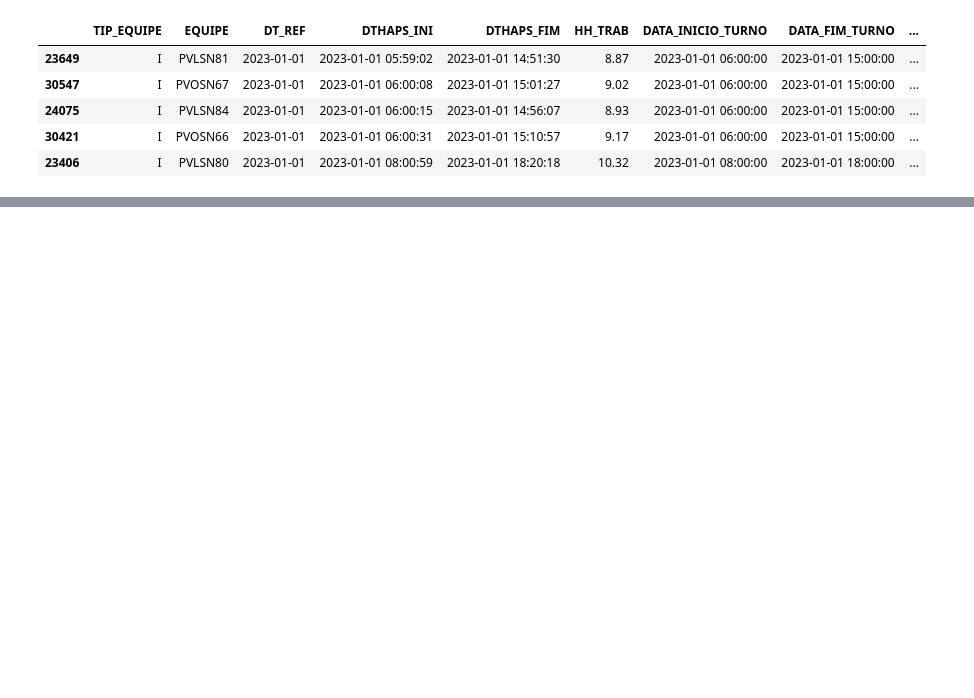
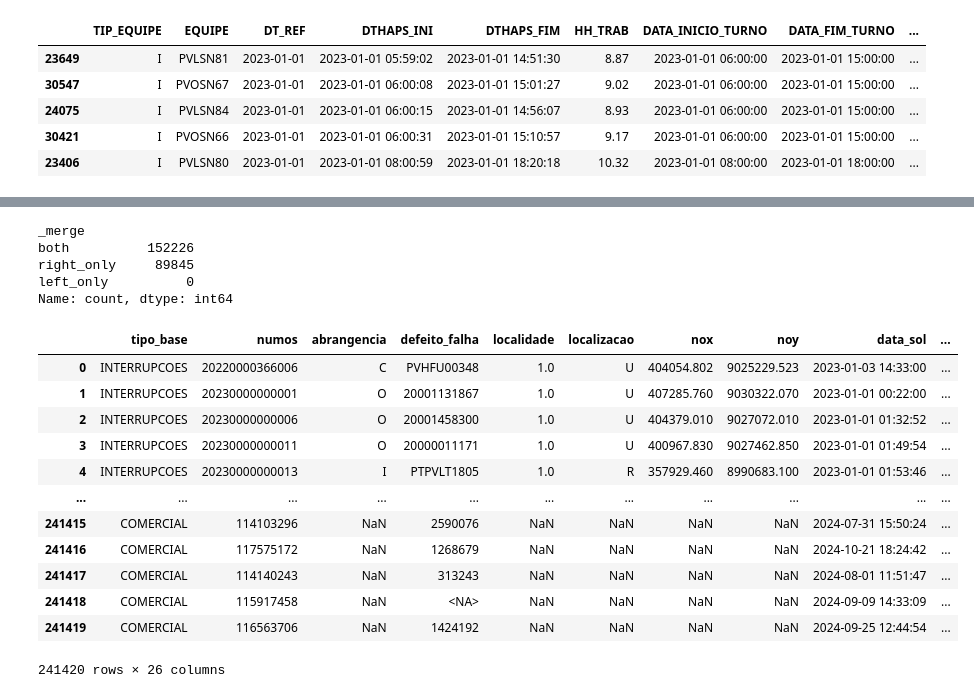
Before and after one commit to ElicoJr/Rotas-Inteligentes_V2, a Jupyter notebook: utils/Base_TCC.ipynb, the cells around one changed output, grey strips where cells are left out. Cells and saved outputs as stored; diff of their text form; code cells hidden in the pictures; blank space fills up the shorter version.

```diff
--- a/utils/Base_TCC.ipynb
+++ b/utils/Base_TCC.ipynb
@@ -97,0 +127,8 @@ equipes.head()
+# %%
+atendimento._merge.value_counts()
+# %% [output]
+_merge
+both          152226
+right_only     89845
+left_only          0
+Name: count, dtype: int64
@@ -97,0 +139,17 @@ equipes.head()
+# %%
+BASE_LON = -63.885464691387746
+BASE_LAT = -8.738508095069408
+# %% [output]
+|  | tipo_base | numos | abrangencia | defeito_falha | localidade | localizacao | nox | noy | data_sol | ... |
+| 0 | INTERRUPCOES | 20220000366006 | C | PVHFU00348 | 1.0 | U | 404054.802 | 9025229.523 | 2023-01-03 14:33:00 | ... |
+| 1 | INTERRUPCOES | 20230000000001 | O | 20001131867 | 1.0 | U | 407285.760 | 9030322.070 | 2023-01-01 00:22:00 | ... |
+| 2 | INTERRUPCOES | 20230000000006 | O | 20001458300 | 1.0 | U | 404379.010 | 9027072.010 | 2023-01-01 01:32:52 | ... |
+| 3 | INTERRUPCOES | 20230000000011 | O | 20000011171 | 1.0 | U | 400967.830 | 9027462.850 | 2023-01-01 01:49:54 | ... |
+| 4 | INTERRUPCOES | 20230000000013 | I | PTPVLT1805 | 1.0 | R | 357929.460 | 8990683.100 | 2023-01-01 01:53:46 | ... |
+| ... | ... | ... | ... | ... | ... | ... | ... | ... | ... | ... |
+| 241415 | COMERCIAL | 114103296 | NaN | 2590076 | NaN | NaN | NaN | NaN | 2024-07-31 15:50:24 | ... |
+| 241416 | COMERCIAL | 117575172 | NaN | 1268679 | NaN | NaN | NaN | NaN | 2024-10-21 18:24:42 | ... |
+| 241417 | COMERCIAL | 114140243 | NaN | 313243 | NaN | NaN | NaN | NaN | 2024-08-01 11:51:47 | ... |
+| 241418 | COMERCIAL | 115917458 | NaN | <NA> | NaN | NaN | NaN | NaN | 2024-09-09 14:33:09 | ... |
+| 241419 | COMERCIAL | 116563706 | NaN | 1424192 | NaN | NaN | NaN | NaN | 2024-09-25 12:44:54 | ... |
+241420 rows × 26 columns
```
Also changed, not shown: parts of 10 cells of this notebook, 3 other files.
